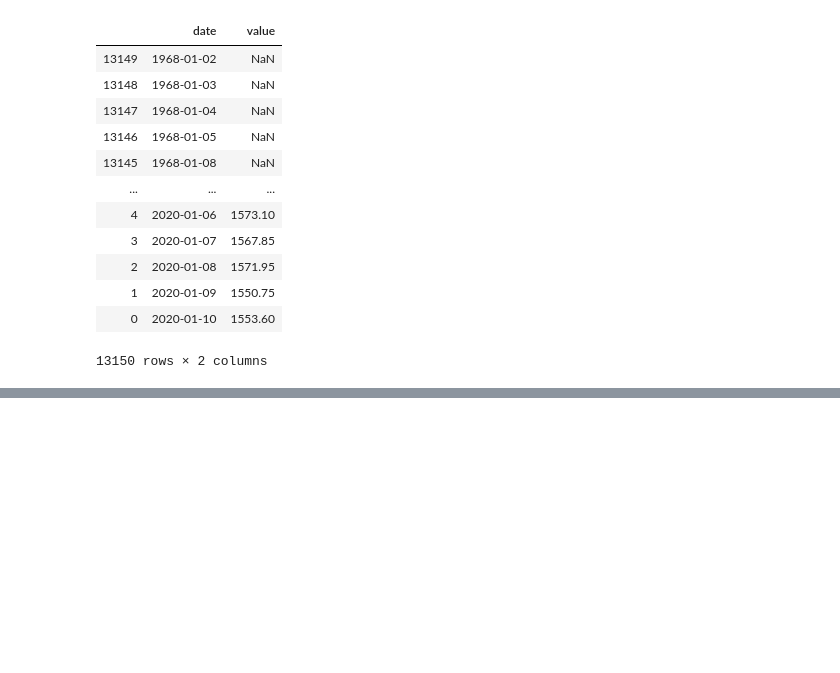
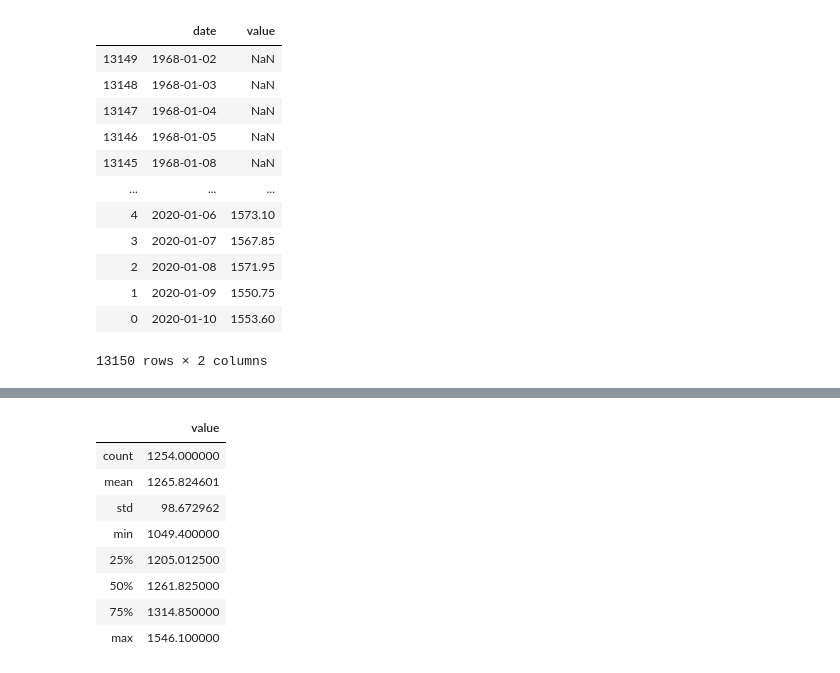
Before and after one commit to RobbieZifchak/market-regression, a Jupyter notebook: s&p_draft.ipynb, the cells around one changed output, grey strips where cells are left out. Saved outputs shown, nothing was run; the diff lists cells and outputs as text; code cells hidden in the pictures; blank space fills up the shorter version.

```diff
--- a/s&p_draft.ipynb
+++ b/s&p_draft.ipynb
@@ -141,0 +157,12 @@ gold_df
+# %%
+gold_df.describe()
+# %% [output]
+|  | value |
+| count | 1254.000000 |
+| mean | 1265.824601 |
+| std | 98.672962 |
+| min | 1049.400000 |
+| 25% | 1205.012500 |
+| 50% | 1261.825000 |
+| 75% | 1314.850000 |
+| max | 1546.100000 |
```
Also changed, not shown: parts of 8 cells of this notebook, 1 other file.
